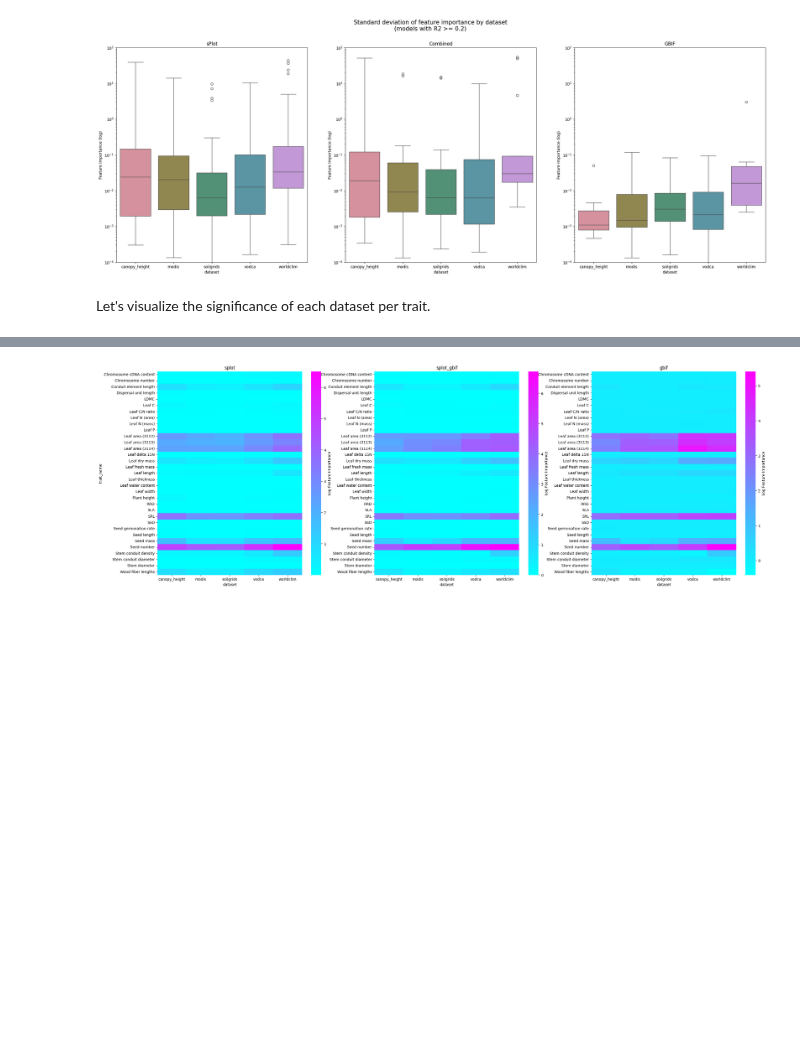
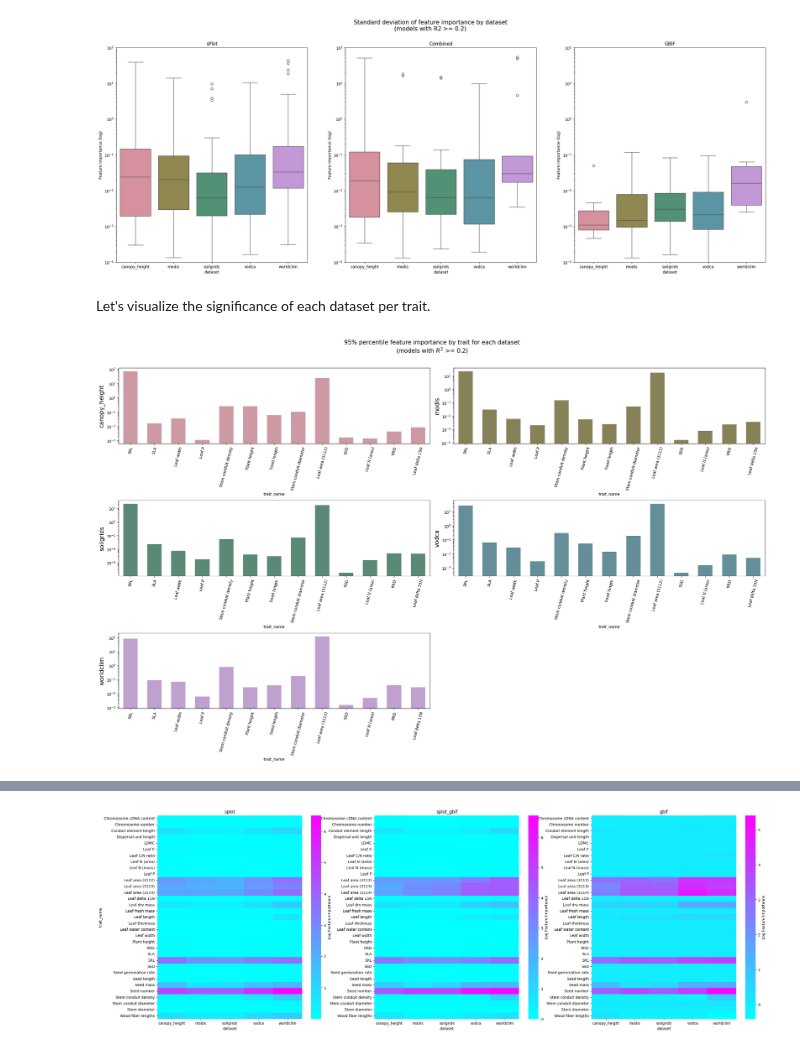
Before and after one commit to GeoSense-Freiburg/cit-sci-traits, a Jupyter notebook: notebooks/2-1_model_analysis/2-1-1_feature_importance.ipynb, the cells around one changed output, grey strips where cells are left out. Drawn from its saved outputs; the diff is of its cells as text; code cells hidden in the pictures; blank space fills up the shorter version.

Commit message:
add bar chart for each dataset

```diff
--- a/notebooks/2-1_model_analysis/2-1-1_feature_importance.ipynb
+++ b/notebooks/2-1_model_analysis/2-1-1_feature_importance.ipynb
@@ -192,3 +192,72 @@ fig.suptitle("Standard deviation of feature importance by dataset\n(models with
 [figure]
 # %% [markdown]
 Let's visualize the significance of each dataset per trait.
+# %%
+from matplotlib.pyplot import tight_layout
+from src.utils.trait_utils import get_trait_name_from_id
+
+
+res_001_best = all_results.query("resolution == '001' and r2 >= 0.2")[
+    ["trait_id", "trait_set"]
+]
+
+# Get only feature importance rows where the trait_id and the trait_set matches the best performing models
+data = all_fi.query("resolution == '001' and agg == 'mean'").merge(
+    res_001_best, on=["trait_id", "trait_set"]
+)[["trait_id", "dataset", "importance", "trait_set"]]
+
+data = (
+    data.groupby(["trait_id", "dataset", "trait_set"])
+    .agg(lambda x: x.quantile(0.95, interpolation="nearest"))
+    .reset_index()
+)
+
+trait_id_to_name = {
+    trait_id: get_trait_name_from_id(trait_id)[0] for trait_id in data.trait_id.unique()
+}
+
+# Replace each trait_id with its corresponding trait name using the dictionary
+data["trait_name"] = data.trait_id.map(trait_id_to_name)
+
+nrows = 3
+ncols = 2
+fig, axs = plt.subplots(
+    nrows=nrows, ncols=ncols, figsize=(12 * ncols, 5 * nrows), tight_layout=True
+)
+
+datasets = data.dataset.unique()
+palette = sns.color_palette("husl", len(datasets), desat=0.5)
+# Plot a bar chart for each dataset such the y axis is the importance and the x axis is the trait_id
+for i, (dataset, ax) in enumerate(zip(datasets, axs.flatten())):
+    ds_data = data.query(f"dataset == '{dataset}' and trait_set == 'splot_gbif'")
+
+    # each plot a different color
+    sns.barplot(
+        data=ds_data,
+        x="trait_name",
+        y="importance",
+        ax=ax,
+        color=palette[i],
+        # palette="husl"
+        # saturation=0.5,
+        width=0.6,
+    )
+    ax.set_ylabel(f"{dataset}", fontsize=15)
+
+    ax.set_yscale("log")
+    # rotate x labels
+    for tick in ax.get_xticklabels():
+        tick.set_rotation(75)
+
+fig.suptitle(
+    f"95% percentile feature importance by trait for each dataset\n(models with $R^2$ >= 0.2)",
+    fontsize=15,
+    y=1.01
+);
+
+# remove empty plots
+for ax in axs.flatten():
+    if len(ax.patches) == 0:
+        fig.delaxes(ax)
+# %% [output]
+[figure, added]
```
Also changed, not shown: parts of 2 cells of this notebook.
